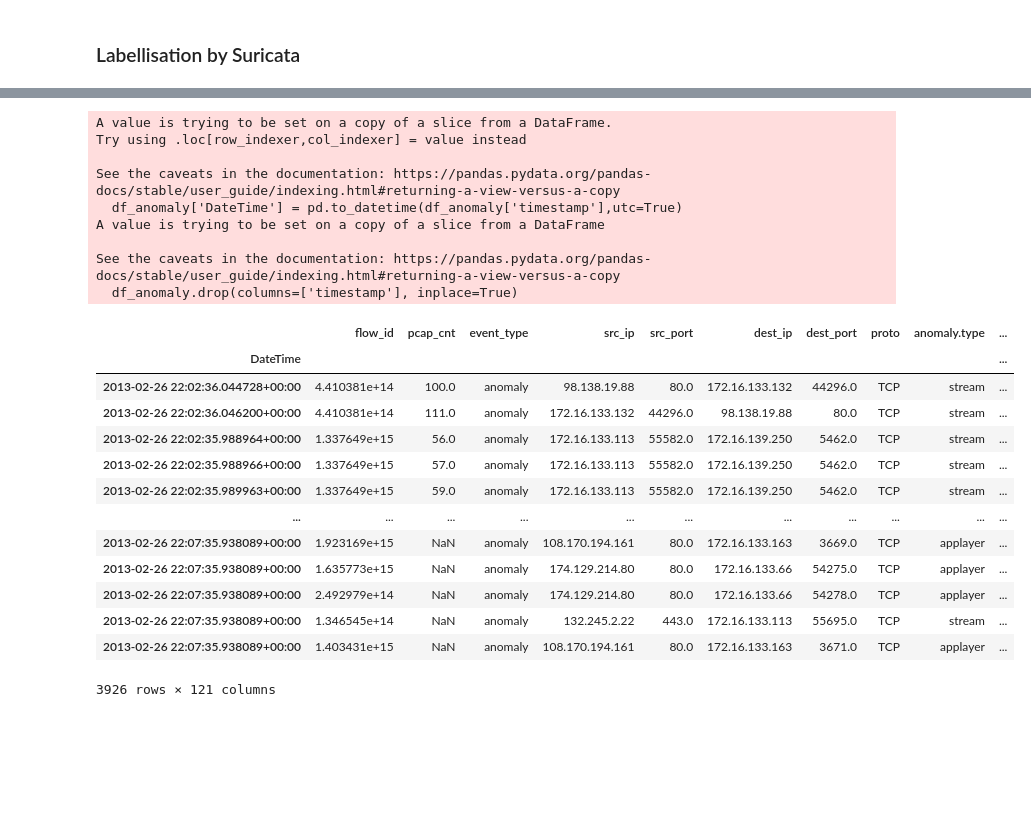
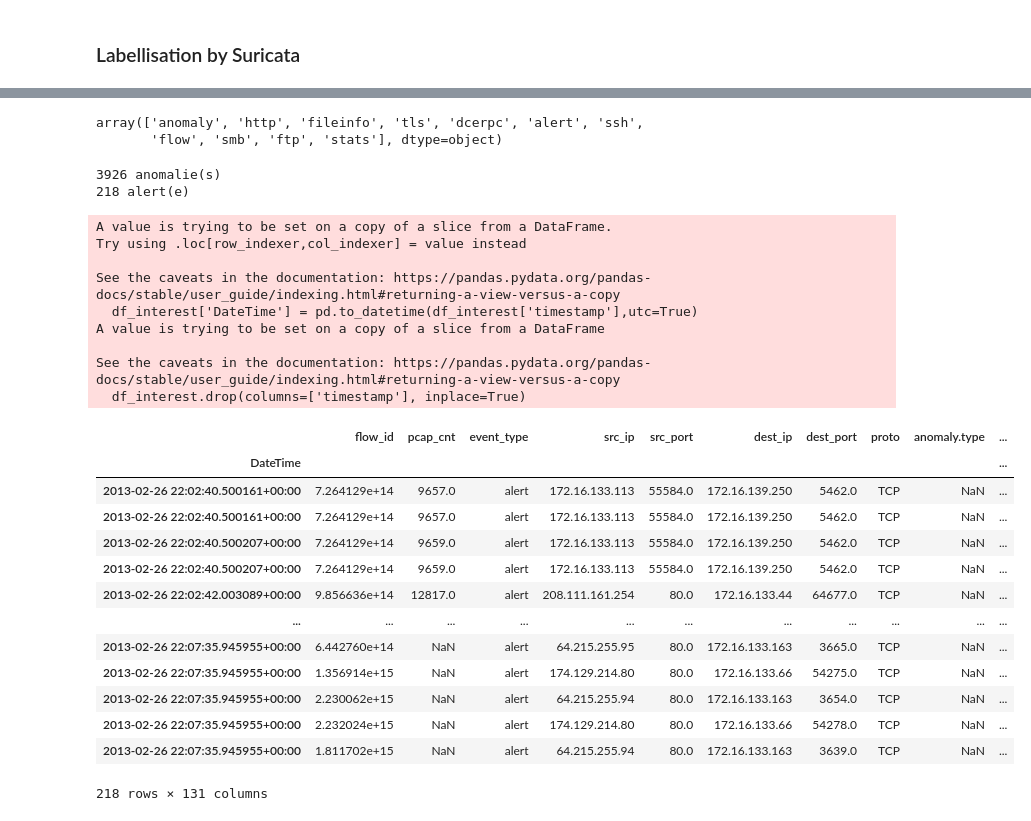
Before and after one commit to BenjaminDeporte/Cyber, a Jupyter notebook: code/pcap_labelisation.ipynb, the cells around one changed output, grey strips where cells are left out. Saved outputs shown, nothing was run; the diff lists cells and outputs as text; code cells hidden in the pictures; blank space fills up the shorter version.

Commit message:
updated suricata rules-path and switched to alerts

```diff
--- a/code/pcap_labelisation.ipynb
+++ b/code/pcap_labelisation.ipynb
@@ -212,34 +210,56 @@ df_log
+# %%
+df_log['event_type'].unique()
+# %% [output]
+array(['anomaly', 'http', 'fileinfo', 'tls', 'dcerpc', 'alert', 'ssh',
+       'flow', 'smb', 'ftp', 'stats'], dtype=object)
+# %%
+print(f"{len(df_log[df_log['event_type'] == 'anomaly'])} anomalie(s)")
+print(f"{len(df_log[df_log['event_type'] == 'alert'])} alert(e)")
+
+n_alerts = len(df_log[df_log['event_type'] == 'alert'])
+n_anomalies = len(df_log[df_log['event_type'] == 'anomaly'])
+
+logger.info(f'Found {n_alerts} alert(s) in *.json')
+logger.info(f'Found {n_anomalies} anomalie(s) in *.json')
+
+if n_alerts == 0:
+    msg = 'no alert found in suricata file'
+    logger.error(msg)
+    raise NameError(msg)
+# %% [output]
+3926 anomalie(s)
+218 alert(e)
 # %%
 # extract anomalies out of the whole log, put it in a specific dataframe
-df_anomaly = df_log[df_log['event_type']=='anomaly']
+df_interest = df_log[df_log['event_type']=='alert']
 
 # post-process : convert timestamp to UTC-datetime, set index
-df_anomaly['DateTime'] = pd.to_datetime(df_anomaly['timestamp'],utc=True)
-df_anomaly.drop(columns=['timestamp'], inplace=True)
-df_anomaly.set_index(keys='DateTime', drop=False, inplace=True)
+df_interest['DateTime'] = pd.to_datetime(df_interest['timestamp'],utc=True)
+df_interest.drop(columns=['timestamp'], inplace=True)
+df_interest.set_index(keys='DateTime', drop=False, inplace=True)
 
-df_anomaly
+df_interest
 # %% [output]
 A value is trying to be set on a copy of a slice from a DataFrame.
 Try using .loc[row_indexer,col_indexer] = value instead
 
 See the caveats in the documentation: https://pandas.pydata.org/pandas-docs/stable/user_guide/indexing.html#returning-a-view-versus-a-copy
-  df_anomaly['DateTime'] = pd.to_datetime(df_anomaly['timestamp'],utc=True)
+  df_interest['DateTime'] = pd.to_datetime(df_interest['timestamp'],utc=True)
 A value is trying to be set on a copy of a slice from a DataFrame
 
 See the caveats in the documentation: https://pandas.pydata.org/pandas-docs/stable/user_guide/indexing.html#returning-a-view-versus-a-copy
-  df_anomaly.drop(columns=['timestamp'], inplace=True)
+  df_interest.drop(columns=['timestamp'], inplace=True)
 |  | flow_id | pcap_cnt | event_type | src_ip | src_port | dest_ip | dest_port | proto | anomaly.type | ... |
 | DateTime |  |  |  |  |  |  |  |  |  | ... |
-| 2013-02-26 22:02:36.044728+00:00 | 4.410381e+14 | 100.0 | anomaly | 98.138.19.88 | 80.0 | 172.16.133.132 | 44296.0 | TCP | stream | ... |
-| 2013-02-26 22:02:36.046200+00:00 | 4.410381e+14 | 111.0 | anomaly | 172.16.133.132 | 44296.0 | 98.138.19.88 | 80.0 | TCP | stream | ... |
-| 2013-02-26 22:02:35.988964+00:00 | 1.337649e+15 | 56.0 | anomaly | 172.16.133.113 | 55582.0 | 172.16.139.250 | 5462.0 | TCP | stream | ... |
-| 2013-02-26 22:02:35.988966+00:00 | 1.337649e+15 | 57.0 | anomaly | 172.16.133.113 | 55582.0 | 172.16.139.250 | 5462.0 | TCP | stream | ... |
-| 2013-02-26 22:02:35.989963+00:00 | 1.337649e+15 | 59.0 | anomaly | 172.16.133.113 | 55582.0 | 172.16.139.250 | 5462.0 | TCP | stream | ... |
+| 2013-02-26 22:02:40.500161+00:00 | 7.264129e+14 | 9657.0 | alert | 172.16.133.113 | 55584.0 | 172.16.139.250 | 5462.0 | TCP | NaN | ... |
+| 2013-02-26 22:02:40.500161+00:00 | 7.264129e+14 | 9657.0 | alert | 172.16.133.113 | 55584.0 | 172.16.139.250 | 5462.0 | TCP | NaN | ... |
+| 2013-02-26 22:02:40.500207+00:00 | 7.264129e+14 | 9659.0 | alert | 172.16.133.113 | 55584.0 | 172.16.139.250 | 5462.0 | TCP | NaN | ... |
+| 2013-02-26 22:02:40.500207+00:00 | 7.264129e+14 | 9659.0 | alert | 172.16.133.113 | 55584.0 | 172.16.139.250 | 5462.0 | TCP | NaN | ... |
+| 2013-02-26 22:02:42.003089+00:00 | 9.856636e+14 | 12817.0 | alert | 208.111.161.254 | 80.0 | 172.16.133.44 | 64677.0 | TCP | NaN | ... |
 | ... | ... | ... | ... | ... | ... | ... | ... | ... | ... | ... |
-| 2013-02-26 22:07:35.938089+00:00 | 1.923169e+15 | NaN | anomaly | 108.170.194.161 | 80.0 | 172.16.133.163 | 3669.0 | TCP | applayer | ... |
-| 2013-02-26 22:07:35.938089+00:00 | 1.635773e+15 | NaN | anomaly | 174.129.214.80 | 80.0 | 172.16.133.66 | 54275.0 | TCP | applayer | ... |
-| 2013-02-26 22:07:35.938089+00:00 | 2.492979e+14 | NaN | anomaly | 174.129.214.80 | 80.0 | 172.16.133.66 | 54278.0 | TCP | applayer | ... |
-| 2013-02-26 22:07:35.938089+00:00 | 1.346545e+14 | NaN | anomaly | 132.245.2.22 | 443.0 | 172.16.133.113 | 55695.0 | TCP | stream | ... |
-| 2013-02-26 22:07:35.938089+00:00 | 1.403431e+15 | NaN | anomaly | 108.170.194.161 | 80.0 | 172.16.133.163 | 3671.0 | TCP | applayer | ... |
+| 2013-02-26 22:07:35.945955+00:00 | 6.442760e+14 | NaN | alert | 64.215.255.95 | 80.0 | 172.16.133.163 | 3665.0 | TCP | NaN | ... |
+| 2013-02-26 22:07:35.945955+00:00 | 1.356914e+15 | NaN | alert | 174.129.214.80 | 80.0 | 172.16.133.66 | 54275.0 | TCP | NaN | ... |
+| 2013-02-26 22:07:35.945955+00:00 | 2.230062e+15 | NaN | alert | 64.215.255.94 | 80.0 | 172.16.133.163 | 3654.0 | TCP | NaN | ... |
+| 2013-02-26 22:07:35.945955+00:00 | 2.232024e+15 | NaN | alert | 174.129.214.80 | 80.0 | 172.16.133.66 | 54278.0 | TCP | NaN | ... |
+| 2013-02-26 22:07:35.945955+00:00 | 1.811702e+15 | NaN | alert | 64.215.255.94 | 80.0 | 172.16.133.163 | 3639.0 | TCP | NaN | ... |
-3926 rows × 121 columns
+218 rows × 131 columns
```
Also changed, not shown: parts of 7 cells of this notebook, 2 other files.
